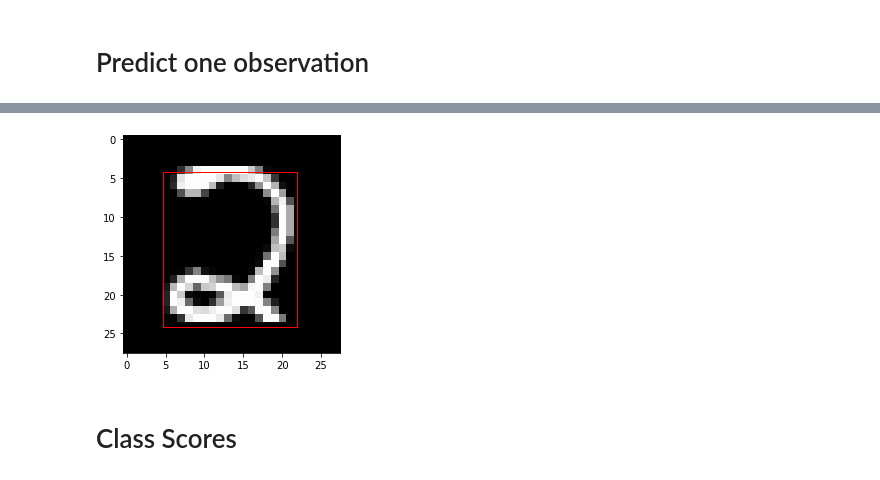
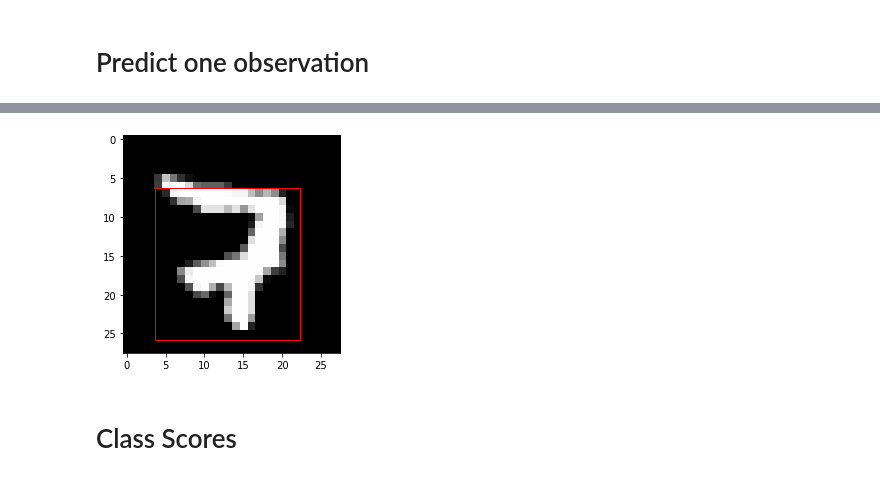
Before and after one commit to 0r4nd/HandwritingRecognition, a Jupyter notebook: notebooks/HandwritingRecognition.ipynb, the cells around one changed output, grey strips where cells are left out. Drawn from its saved outputs; the diff is of its cells as text; code cells hidden in the pictures.

Commit message:
aabb normalisation + sigmoid

```diff
--- a/notebooks/HandwritingRecognition.ipynb
+++ b/notebooks/HandwritingRecognition.ipynb
@@ -78,17 +78,17 @@ def read_aabb_csv(dir_path, filename):
     df = pd.read_csv(file_path)
     return np.array(list(df.itertuples(index=False, name=None)))
 
-def write_aabb_csv(X, dir_path, filename):
+def write_aabb_csv(dir_path, filename, X):
     file_path = os.path.join(dir_path, filename)
     aabb = get_X_aabb2D(X)
     df = pd.DataFrame(aabb, columns=['x1','y1','x2','y2'])
     df.to_csv(file_path, index=False)
     return aabb
 
-def scaling(X_train, X_val, X_test):
-    X_train_scaled = X_train / 255.
-    X_val_scaled = X_val / 255.
-    X_test_scaled = X_test / 255.
+def scaling(X_train, X_val, X_test, div=1):
+    X_train_scaled = X_train / div
+    X_val_scaled = X_val / div
+    X_test_scaled = X_test / div
     return X_train_scaled, X_val_scaled, X_test_scaled
 
 def get_data():
@@ -104,8 +104,8 @@ def get_data():
         y_test_aabb = read_aabb_csv(dir_path, 'aabb_test.csv')
         print("bounding-squares csv loaded")
     else: # or compute them (slow!)
-        y_train_aabb = write_aabb_csv(X_train, dir_path, 'aabb_train.csv')
-        y_test_aabb = write_aabb_csv(X_test, dir_path, 'aabb_test.csv')
+        y_train_aabb = write_aabb_csv(dir_path, 'aabb_train.csv', X_train)
+        y_test_aabb = write_aabb_csv(dir_path, 'aabb_test.csv', X_test)
         print("bounging-squares csv computed")
     #display(df_train)
 
@@ -122,7 +122,8 @@ def get_data():
     y_train_aabb, y_val_aabb = train_test_split(y_train_aabb, test_size=0.25, random_state=1)
 
     # scaling
-    X_train_scaled, X_val_scaled, X_test_scaled = scaling(X_train,X_val,X_test)
+    X_train_scaled, X_val_scaled, X_test_scaled = scaling(X_train,X_val,X_test, 255.)
+    y_train_aabb, y_val_aabb, y_test_aabb = scaling(y_train_aabb,y_val_aabb,y_test_aabb, 28.) # "sigmoid"
 
     return (X_train, y_train),(X_train_scaled, y_train_cat),(X_val_scaled, y_val_cat),(X_test_scaled, y_test_cat),(y_train_aabb, y_val_aabb, y_test_aabb)
 
@@ -266,19 +267,22 @@ def get_model(X):
     inputs = layers.Input(shape=X[0].shape)
 
     # the first branch operates on the first input
-    a = layers.Conv2D(16, kernel_size=(3,3), activation='relu', padding='same')(inputs)
+    a = layers.Conv2D(16, kernel_size=(4,4), activation='relu', padding='same')(inputs)
     a = layers.MaxPool2D(pool_size=(2,2))(a)
-    a = layers.Conv2D(32, kernel_size=(2,2), activation='relu', padding='same')(a)
+    a = layers.Conv2D(32, kernel_size=(3,3), activation='relu', padding='same')(a)
     a = layers.MaxPool2D(pool_size=(2,2))(a)
     a = layers.Flatten()(a)
-    a = layers.Dense(50, activation='relu')(a)
-    a = layers.Dropout(0.3)(a)
+    a = layers.Dense(32, activation='relu')(a)
+    #a = layers.Dropout(0.3)(a)
 
-    # 2 outputs
-    output_softmax = layers.Dense(10, activation='softmax', name='output_softmax')(a)
-    output_linear = layers.Dense(4, activation='linear', name='output_linear')(a)
+    # output for classification
+    out_softmax = layers.Dense(10, activation='softmax', name='out_softmax')(a)
 
-    model = models.Model(inputs=inputs, outputs=[output_softmax,output_linear])
+    # output for regression
+    out_bbox = layers.Dense(16, activation="relu")(a)
+    out_bbox = layers.Dense(4, activation='sigmoid', name='out_bbox')(a)
+
+    model = models.Model(inputs=inputs, outputs=[out_softmax,out_bbox])
     return model
 
 #model = get_classification_model(X_train_scaled)
@@ -493,7 +495,7 @@ array([[1.5612330e-05, 4.5116025e-10, 6.6141633e-06, 1.0511721e-09,
 # %% [markdown]
 # Predict one observation
 # %%
-label = 72
+label = 133
 
 predicted = model.predict(np.array([X_test_scaled[label]]))
 predicted_class = list(predicted[0][0])
@@ -505,6 +507,6 @@ plt.imshow(X_test_scaled[label], cmap='gray')
 predicted_label = labels[predicted_class.index(max(predicted_class))]
 print("Prediction is =", predicted_label, f"({max(predicted_class)*100:.2f}%)")
 
-plt_rectangle(predicted_linear)
+plt_rectangle(predicted_linear*28)
 plt.show()
 # %% [output]
@@ -513,4 +515,4 @@ Prediction is = Number 2 (97.90%)
-[figure, old version]
+[figure, new version]
 # %% [markdown]
 # Class Scores
 # %%
```
Also changed, not shown: parts of 7 cells of this notebook.
